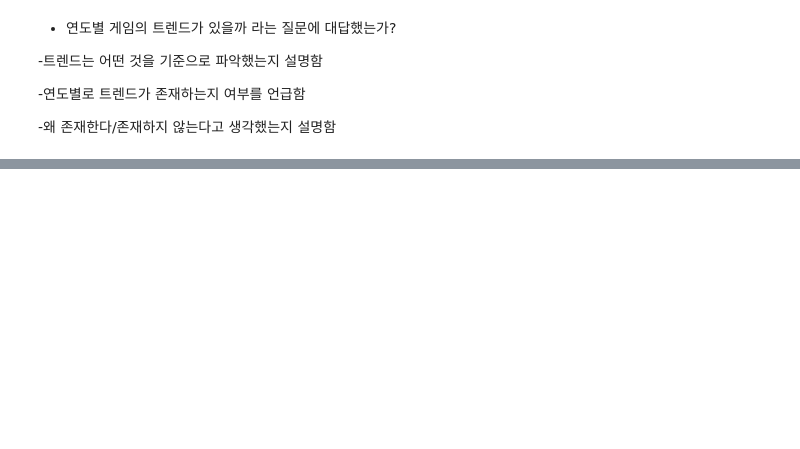
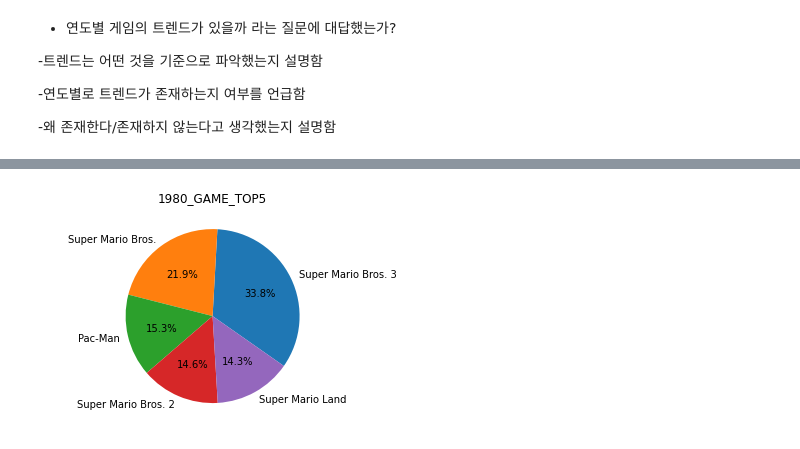
Before and after one commit to matHoYoung/AI_18_JHY_section1, a Jupyter notebook: AI_18_정호영_section1.ipynb, the cells around one changed output, grey strips where cells are left out. Cells and saved outputs as stored; diff of their text form; code cells hidden in the pictures; blank space fills up the shorter version.

```diff
--- a/AI_18_정호영_section1.ipynb
+++ b/AI_18_정호영_section1.ipynb
@@ -358,0 +362,4 @@ game_sum.plot(kind = 'barh',figsize=(15,10));
+# %%
+#1980 년대 게임
+game_1980 = game[game['Year'] < 1990]
+game_1980
@@ -358,0 +380,4 @@ game_sum.plot(kind = 'barh',figsize=(15,10));
+# %%
+game_1980['sales_sum'] = game_1980.iloc[:,4:8].sum( axis= 1)
+game_1980 = game_1980.reset_index(drop = True)
+game_1980
@@ -358,0 +414,4 @@ game_sum.plot(kind = 'barh',figsize=(15,10));
+# %%
+# 1980년대에는 슈퍼마리오 게임이 대부분 구성되었으며 플랫폼 장르가 인기가 많았음.
+game_1980_top5 = game_1980.iloc[[176, 55, 73, 97, 113], :]
+game_1980_top5
@@ -358,0 +425,7 @@ game_sum.plot(kind = 'barh',figsize=(15,10));
+# %%
+plt.axis('equal')
+plt.title('1980_GAME_TOP5')
+plt.pie(game_1980_top5['sales_sum'], labels = game_1980_top5['Name'], startangle = 325, autopct = '%1.1f%%')
+plt.show;
+# %% [output]
+[figure, added]
```
Also changed, not shown: parts of 15 cells of this notebook.
